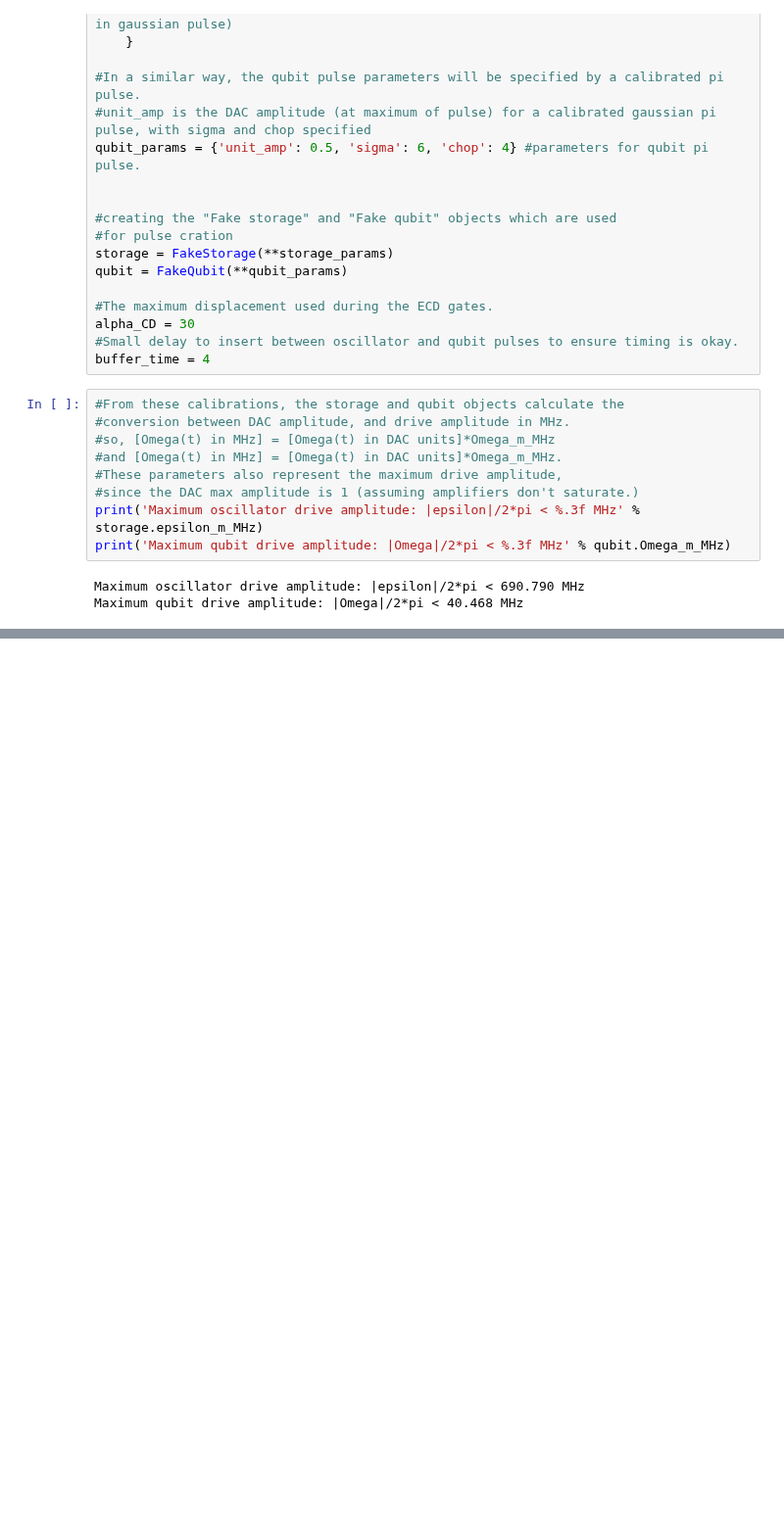
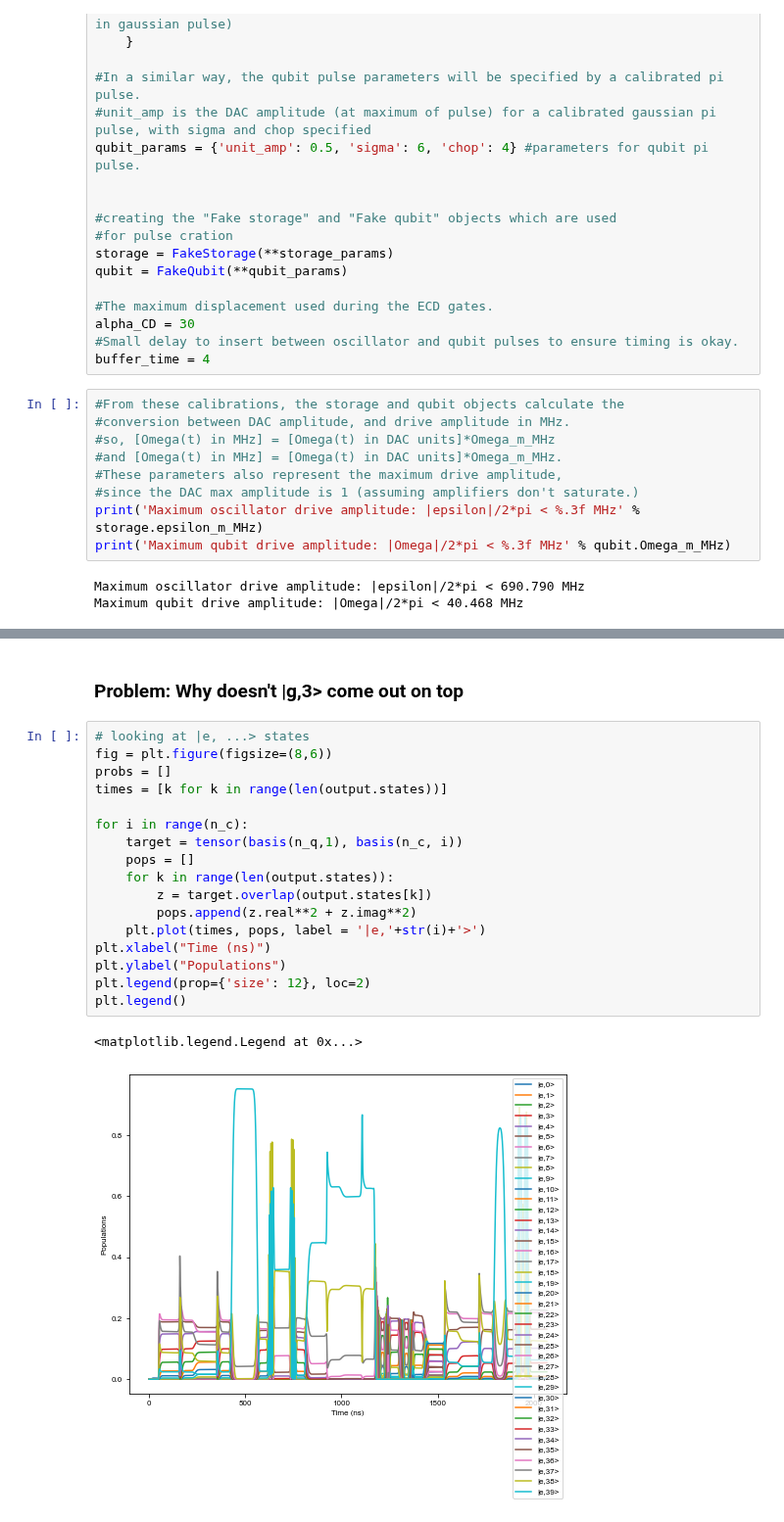
Before and after one commit to alec-eickbusch/ECD_control, a Jupyter notebook: examples/Fock_prep_ECD_opt.ipynb, the cells around one changed output, grey strips where cells are left out. Shown at 98% size. Drawn from its saved outputs; the diff is of its cells as text; blank space fills up the shorter version.

```diff
--- a/examples/Fock_prep_ECD_opt.ipynb
+++ b/examples/Fock_prep_ECD_opt.ipynb
@@ -231,0 +366,22 @@ Text(0.5, 0, 'ns')
+# %% [markdown]
+### Problem: Why doesn't |g,3> come out on top
+# %%
+# looking at |e, ...> states
+fig = plt.figure(figsize=(8,6))
+probs = []
+times = [k for k in range(len(output.states))]
+
+for i in range(n_c):
+    target = tensor(basis(n_q,1), basis(n_c, i))
+    pops = []
+    for k in range(len(output.states)):
+        z = target.overlap(output.states[k])
+        pops.append(z.real**2 + z.imag**2)
+    plt.plot(times, pops, label = '|e,'+str(i)+'>')
+plt.xlabel("Time (ns)")
+plt.ylabel("Populations")
+plt.legend(prop={'size': 12}, loc=2)
+plt.legend()
+# %% [output]
+<matplotlib.legend.Legend at 0x...>
+[figure, added]
```
Also changed, not shown: parts of 25 cells of this notebook.
